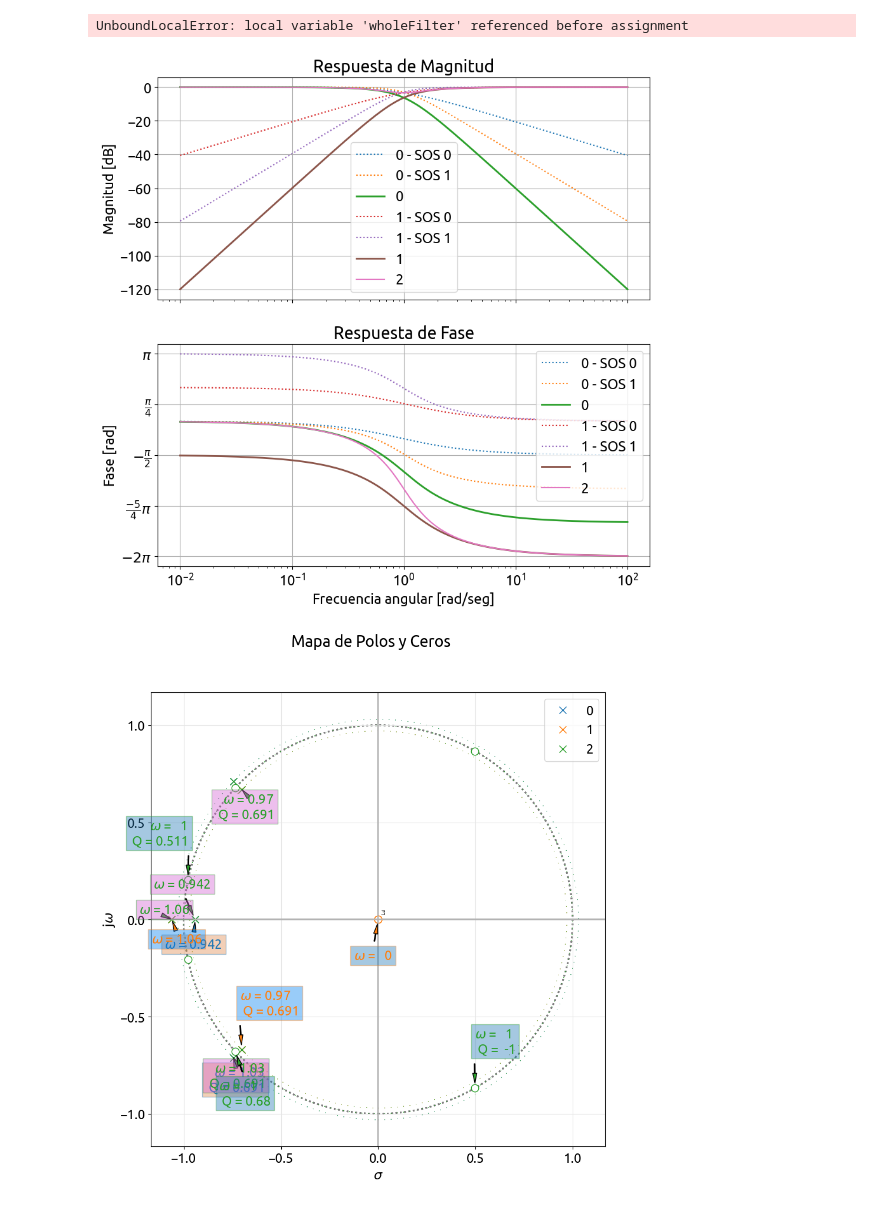
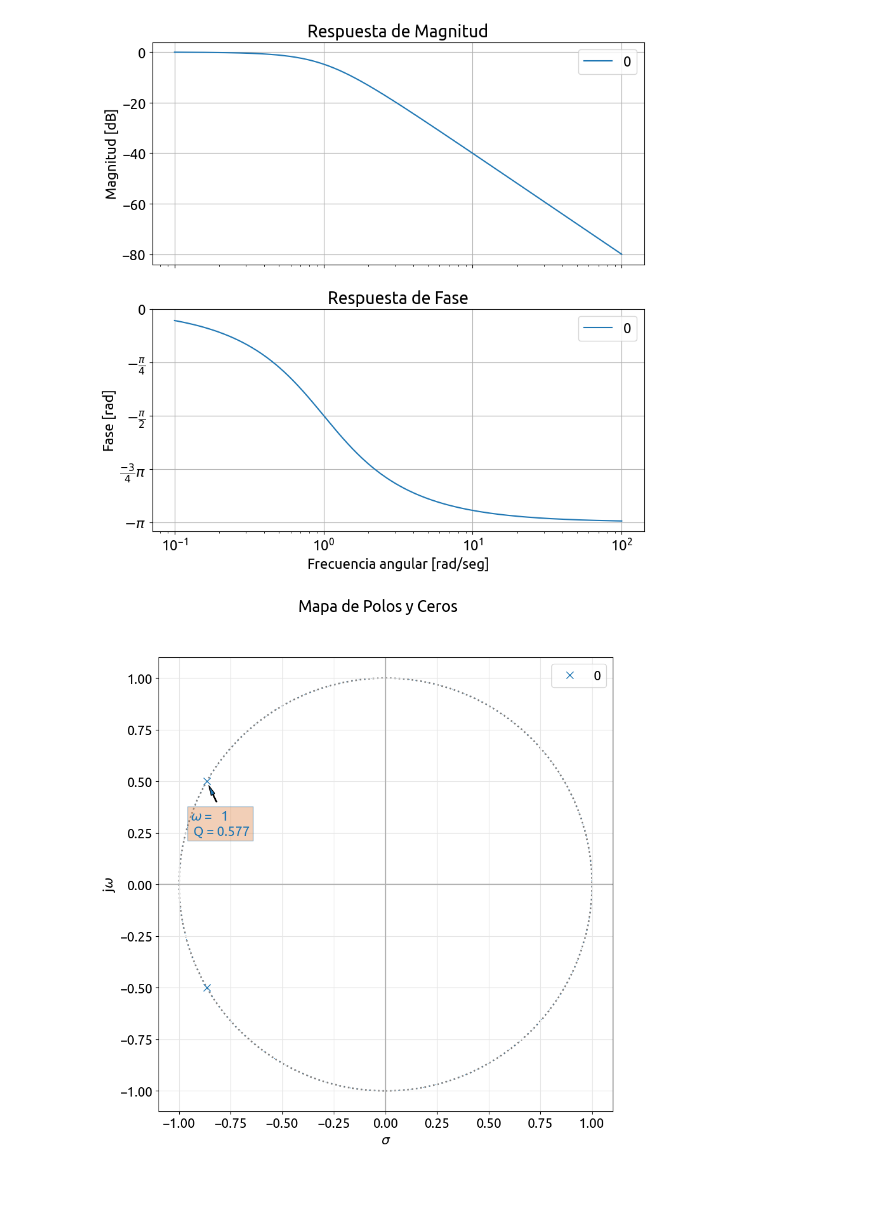
Before and after one commit to marianux/jupytest, a Jupyter notebook: Bessel bandpass xover.ipynb, the cells around one changed output. Saved outputs shown, nothing was run; the diff lists cells and outputs as text; code cells hidden in the pictures.

Commit message:
desarrollo de retardo de grupo y el bessel xover

```diff
--- a/Bessel bandpass xover.ipynb
+++ b/Bessel bandpass xover.ipynb
@@ -151,27 +178,24 @@ bla
 import scipy.signal as sig
 import matplotlib.pyplot as plt
 
-nn = 3
+nn = 2
 
-print_console_subtitle('Bessel pasabajo de orden {:d}'.format(nn))
+print_subtitle('Bessel pasabajo de orden {:d}'.format(nn))
 
-z,p,k = sig.besselap(nn, norm='phase')
+#omega_norm ='mag'
+omega_norm ='phase'
+#omega_norm ='delay'
+
+z,p,k = sig.besselap(nn, norm=omega_norm)
 
 num_lp, den_lp = sig.zpk2tf( z,p,k)
+#num_lp, den_lp = sig.lp2lp(num_lp, den_lp, 0.64)
+
+tf_lp = sig.TransferFunction(num_lp, den_lp)
 
 sos_lp = tf2sos_analog(num_lp, den_lp)
 
 pretty_print_SOS(sos_lp, mode='omegayq')
 
-
-num_hp, den_hp = sig.lp2hp(num_lp, den_lp)
-
-sos_hp = tf2sos_analog(num_hp, den_hp )
-
-pretty_print_SOS(sos_hp, mode='omegayq')
-
-tfXover = tfadd(sig.TransferFunction(num_lp, den_lp), sig.TransferFunction(num_hp, den_hp))
-
-analyze_sys([sos_lp, sos_hp, tfXover])
-# analyze_sys(sig.TransferFunction(num, den))
+_,_,_,_, = analyze_sys(tf_lp)
 # %% [output]
@@ -182,3 +204,2 @@ $\displaystyle   \frac{s \,\, 0.9999 }{s + 1.062 } . \frac{s^2 +   0^2}{s^2 + s
-UnboundLocalError: local variable 'wholeFilter' referenced before assignment
-[figure, old version]
+[figure, new version]
-[figure, old version]
+[figure, new version]
```
Also changed, not shown: parts of 14 cells of this notebook, 1 other file.
